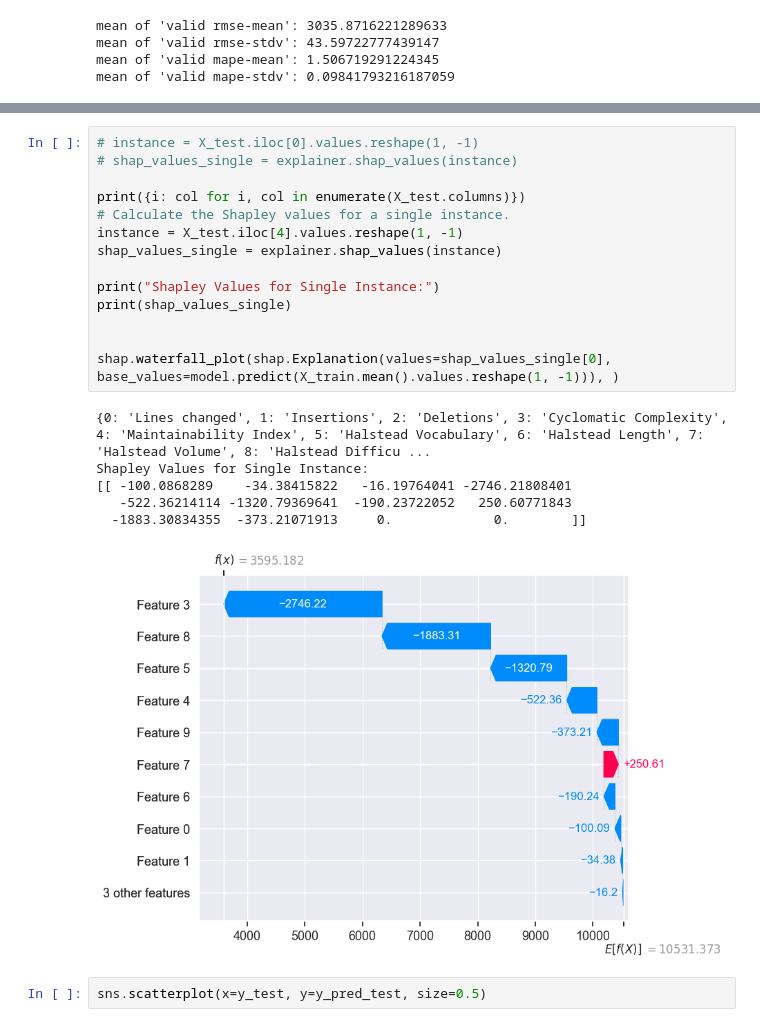
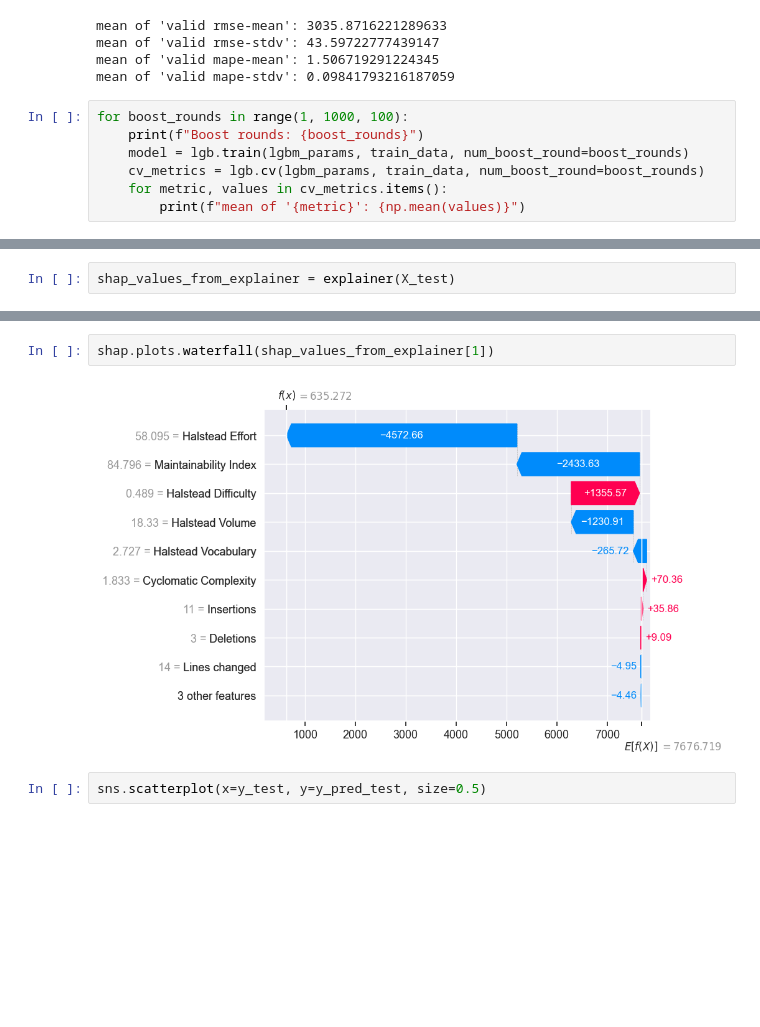
Before and after one commit to qwerltaz/metric-dynamics, a Jupyter notebook: eda.ipynb, the cells around one changed output, grey strips where cells are left out. Saved outputs shown, nothing was run; the diff lists cells and outputs as text; blank space fills up the shorter version.

```diff
--- a/eda.ipynb
+++ b/eda.ipynb
@@ -115,4 +115,11 @@ mean of 'valid rmse-mean': 3035.8716221289633
 mean of 'valid rmse-stdv': 43.59722777439147
 mean of 'valid mape-mean': 1.506719291224345
 mean of 'valid mape-stdv': 0.09841793216187059
+# %%
+for boost_rounds in range(1, 1000, 100):
+    print(f"Boost rounds: {boost_rounds}")
+    model = lgb.train(lgbm_params, train_data, num_boost_round=boost_rounds)
+    cv_metrics = lgb.cv(lgbm_params, train_data, num_boost_round=boost_rounds)
+    for metric, values in cv_metrics.items():
+        print(f"mean of '{metric}': {np.mean(values)}")
 # %%
@@ -143 +151,3 @@ shap.summary_plot(shap_values, X_test)
+# %%
+shap_values_from_explainer = explainer(X_test)
 # %%
@@ -174,24 +166,7 @@ for feature in features:
 # %%
-# instance = X_test.iloc[0].values.reshape(1, -1)
-# shap_values_single = explainer.shap_values(instance)
-
-print({i: col for i, col in enumerate(X_test.columns)})
-# Calculate the Shapley values for a single instance.
-instance = X_test.iloc[4].values.reshape(1, -1)
-shap_values_single = explainer.shap_values(instance)
-
-print("Shapley Values for Single Instance:")
-print(shap_values_single)
-
-
-shap.waterfall_plot(shap.Explanation(values=shap_values_single[0], base_values=model.predict(X_train.mean().values.reshape(1, -1))), )
+shap.plots.waterfall(shap_values_from_explainer[1])
 # %% [output]
-{0: 'Lines changed', 1: 'Insertions', 2: 'Deletions', 3: 'Cyclomatic Complexity', 4: 'Maintainability Index', 5: 'Halstead Vocabulary', 6: 'Halstead Length', 7: 'Halstead Volume', 8: 'Halstead Difficu ...
-Shapley Values for Single Instance:
-[[ -100.0868289    -34.38415822   -16.19764041 -2746.21808401
-   -522.36214114 -1320.79369641  -190.23722052   250.60771843
-  -1883.30834355  -373.21071913     0.             0.        ]]
-[figure, old version]
+[figure, new version]
 # %%
 sns.scatterplot(x=y_test, y=y_pred_test, size=0.5)
 # %% [output]
```
Also changed, not shown: parts of 7 cells of this notebook, 4 other files.
